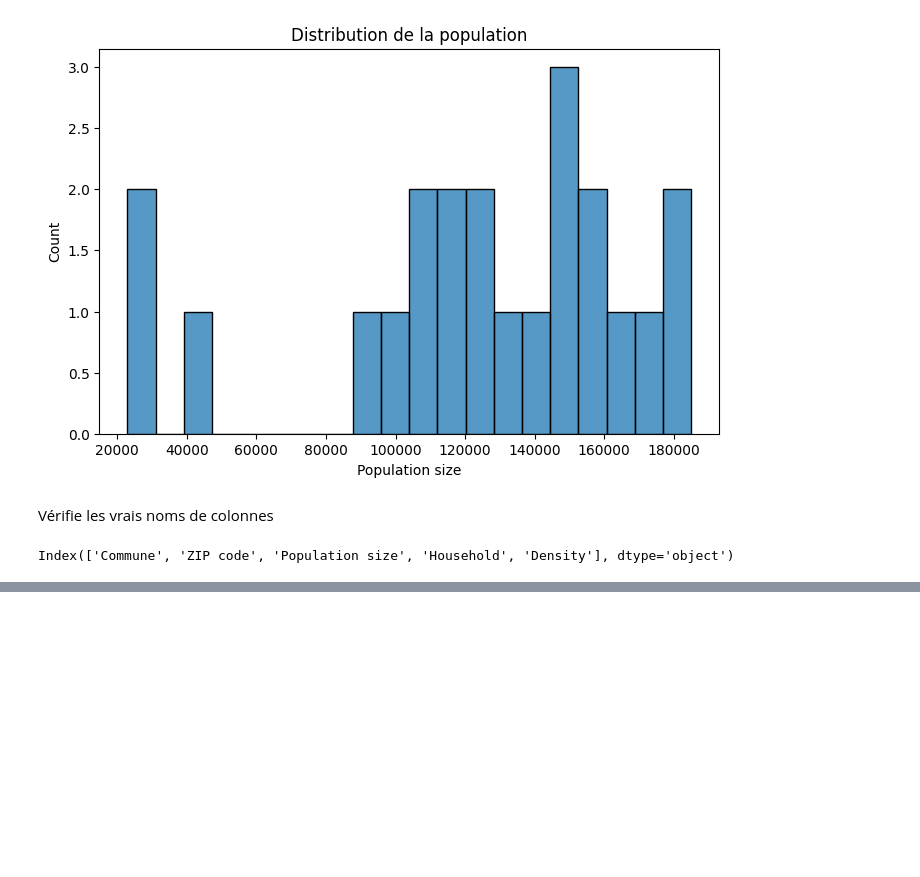
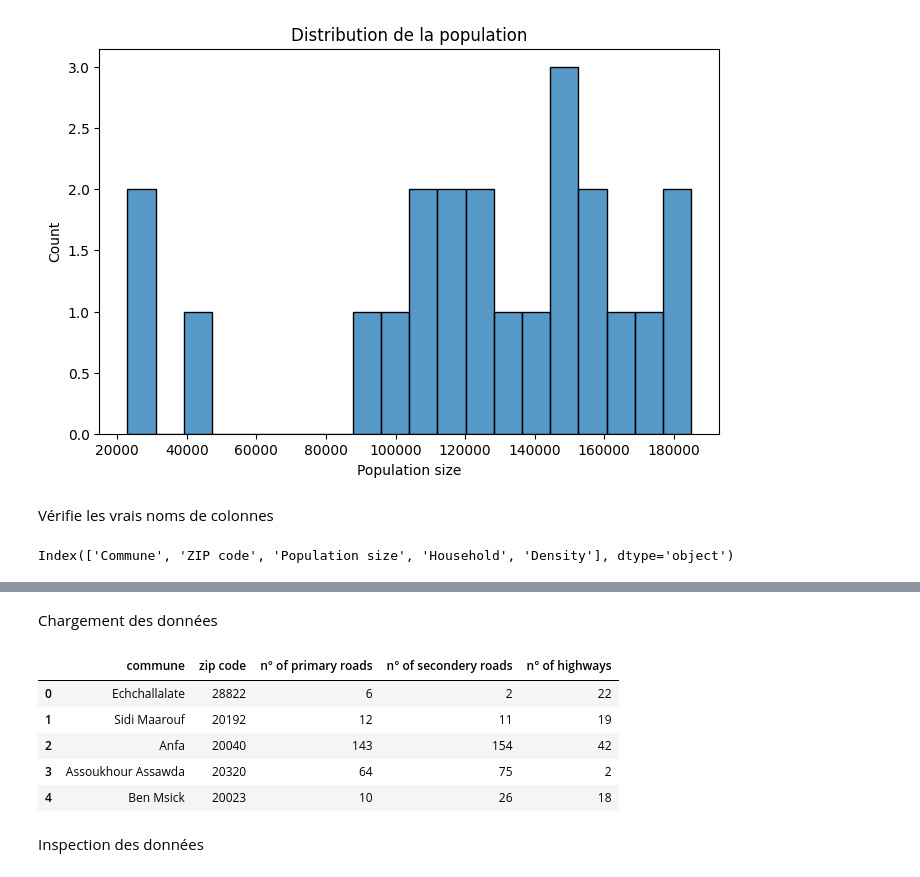
Before and after one commit to OTHMANEAY/file_rouge, a Jupyter notebook: notebooks/01_EDA.ipynb, the cells around one changed output, grey strips where cells are left out. Cells and saved outputs as stored; diff of their text form; code cells hidden in the pictures; blank space fills up the shorter version.

```diff
--- a/notebooks/01_EDA.ipynb
+++ b/notebooks/01_EDA.ipynb
@@ -87,0 +113,2 @@ Index(['Commune', 'ZIP code', 'Population size', 'Household', 'Density'], dtype=
+# %% [markdown]
+Chargement des données
@@ -87,0 +120,14 @@ Index(['Commune', 'ZIP code', 'Population size', 'Household', 'Density'], dtype=
+# %%
+df_roads = pd.read_csv("../Shets/Table 3. Type of roads.csv")
+df_roads.columns = df_roads.columns.str.strip().str.lower()
+
+df_roads.head()
+# %% [output]
+|  | commune | zip code | n° of primary roads | n° of secondery roads | n° of highways |
+| 0 | Echchallalate | 28822 | 6 | 2 | 22 |
+| 1 | Sidi Maarouf | 20192 | 12 | 11 | 19 |
+| 2 | Anfa | 20040 | 143 | 154 | 42 |
+| 3 | Assoukhour Assawda | 20320 | 64 | 75 | 2 |
+| 4 | Ben Msick | 20023 | 10 | 26 | 18 |
+# %% [markdown]
+Inspection des données
```
Also changed, not shown: parts of 11 cells of this notebook, 1 other file.
